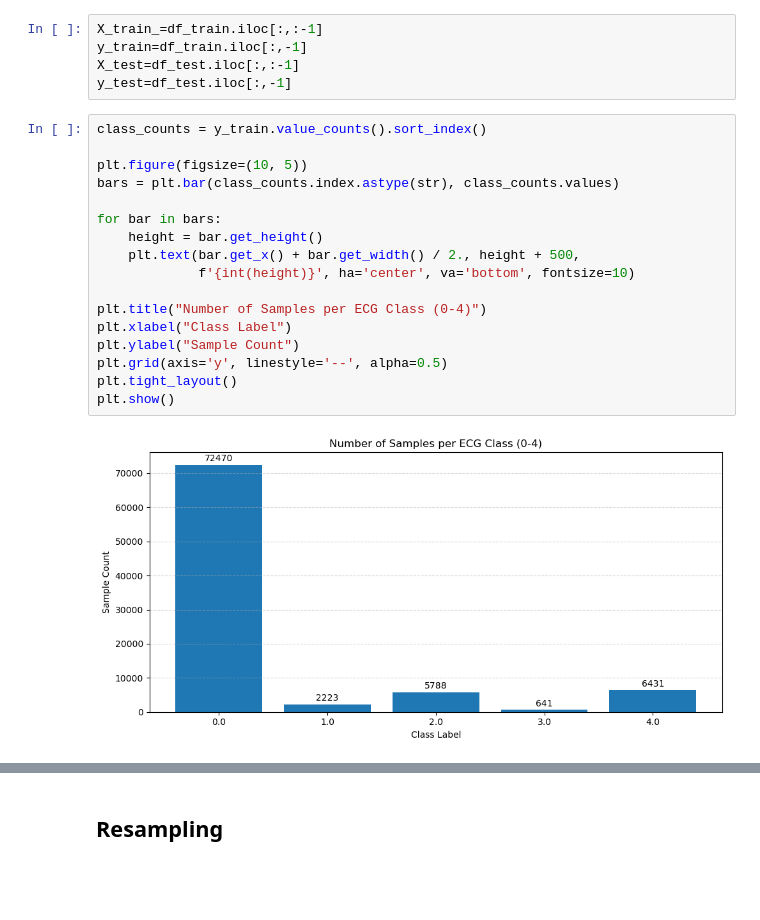
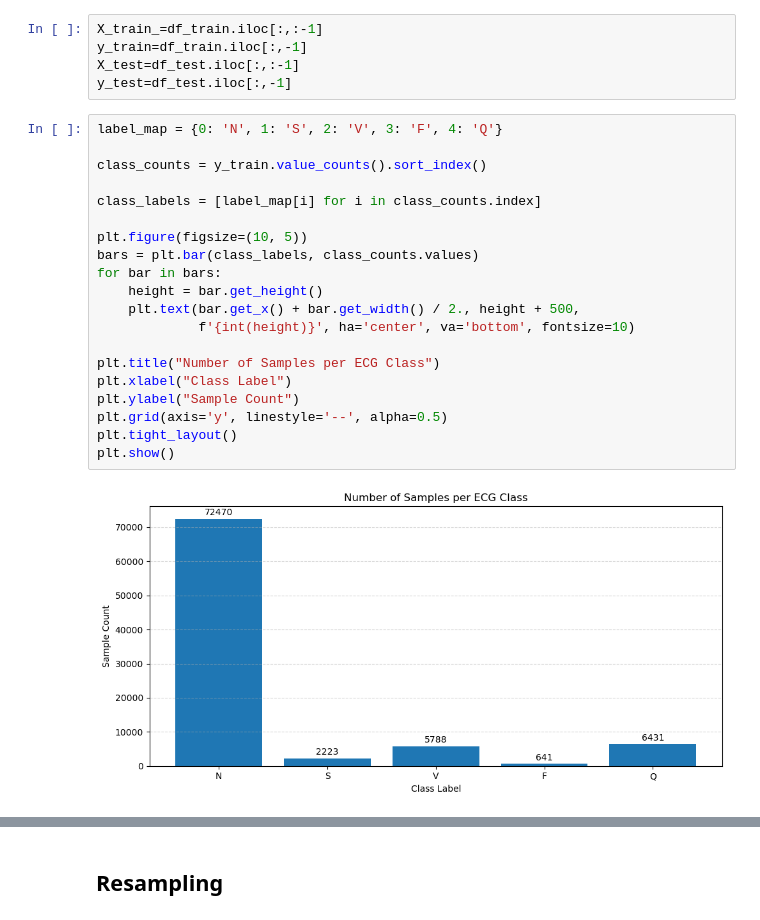
Before and after one commit to Pockyee/ECG_heartbeat, a Jupyter notebook: ECG.ipynb, the cells around one changed output, grey strips where cells are left out. Cells and saved outputs as stored; diff of their text form; blank space fills up the shorter version.

```diff
--- a/ECG.ipynb
+++ b/ECG.ipynb
@@ -18,21 +18,24 @@ y_train=df_train.iloc[:,-1]
 X_test=df_test.iloc[:,:-1]
 y_test=df_test.iloc[:,-1]
 # %%
+label_map = {0: 'N', 1: 'S', 2: 'V', 3: 'F', 4: 'Q'}
+
 class_counts = y_train.value_counts().sort_index()
 
+class_labels = [label_map[i] for i in class_counts.index]
+
 plt.figure(figsize=(10, 5))
-bars = plt.bar(class_counts.index.astype(str), class_counts.values)
-
+bars = plt.bar(class_labels, class_counts.values)
 for bar in bars:
     height = bar.get_height()
     plt.text(bar.get_x() + bar.get_width() / 2., height + 500,
              f'{int(height)}', ha='center', va='bottom', fontsize=10)
 
-plt.title("Number of Samples per ECG Class (0-4)")
+plt.title("Number of Samples per ECG Class")
 plt.xlabel("Class Label")
 plt.ylabel("Sample Count")
 plt.grid(axis='y', linestyle='--', alpha=0.5)
 plt.tight_layout()
 plt.show()
 # %% [output]
-[figure, old version]
+[figure, new version]
```
Also changed, not shown: parts of 21 cells of this notebook, 3 other files.
